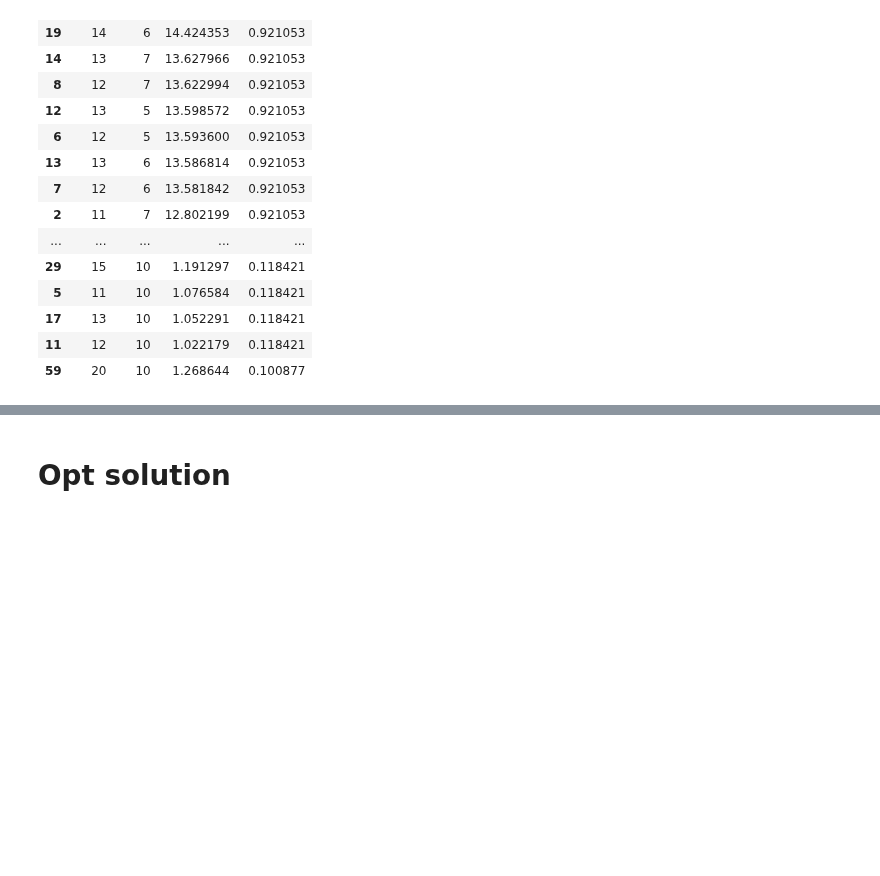
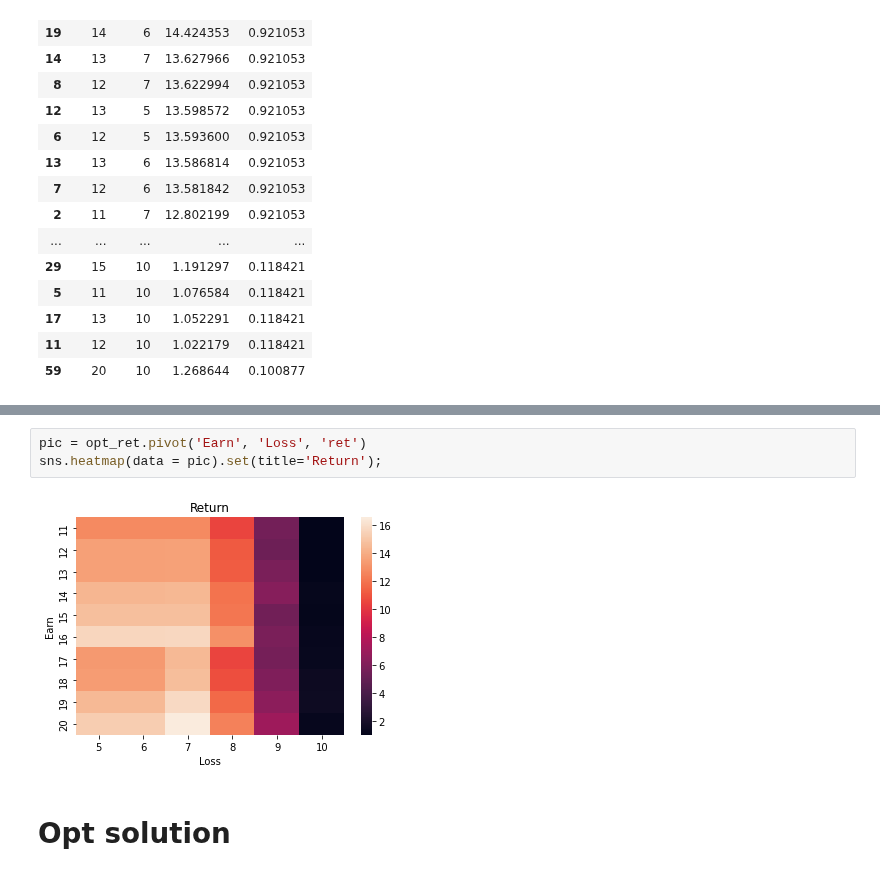
Before and after one commit to benson85560/yuanta, a Jupyter notebook: Pct_change_Strategy.ipynb, the cells around one changed output, grey strips where cells are left out. Cells and saved outputs as stored; diff of their text form; blank space fills up the shorter version.

```diff
--- a/Pct_change_Strategy.ipynb
+++ b/Pct_change_Strategy.ipynb
@@ -1006,3 +1017,8 @@ optResult.sort_values(['win_ratio', 'ret'], ascending = False)
+# %%
+pic = opt_ret.pivot('Earn', 'Loss', 'ret')
+sns.heatmap(data = pic).set(title='Return');
+# %% [output]
+[figure, added]
 # %% [markdown]
 # Opt solution
 # %% [markdown]
```
Also changed, not shown: parts of 5 cells of this notebook.
